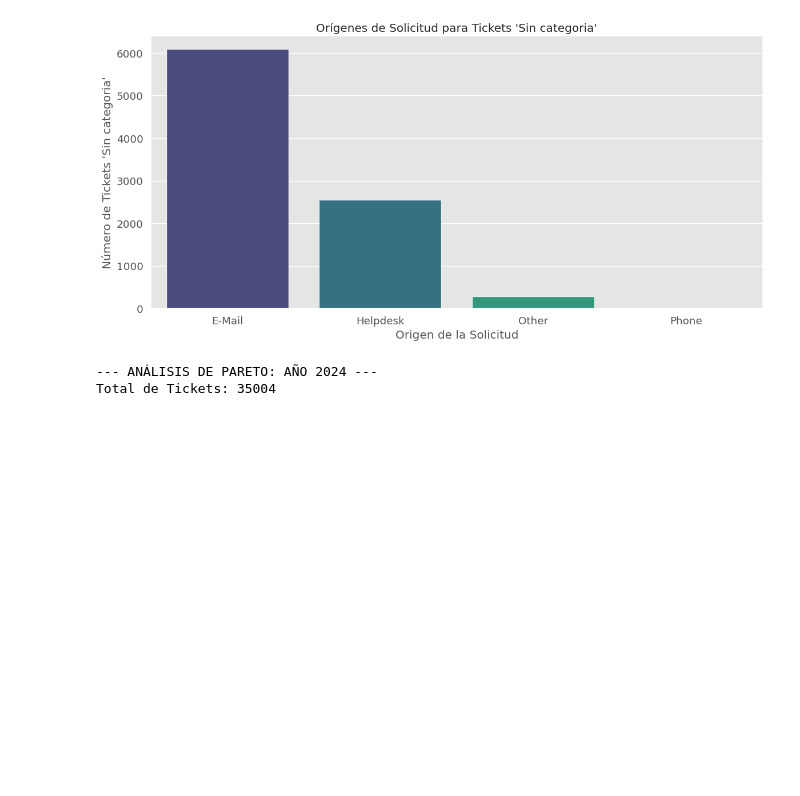
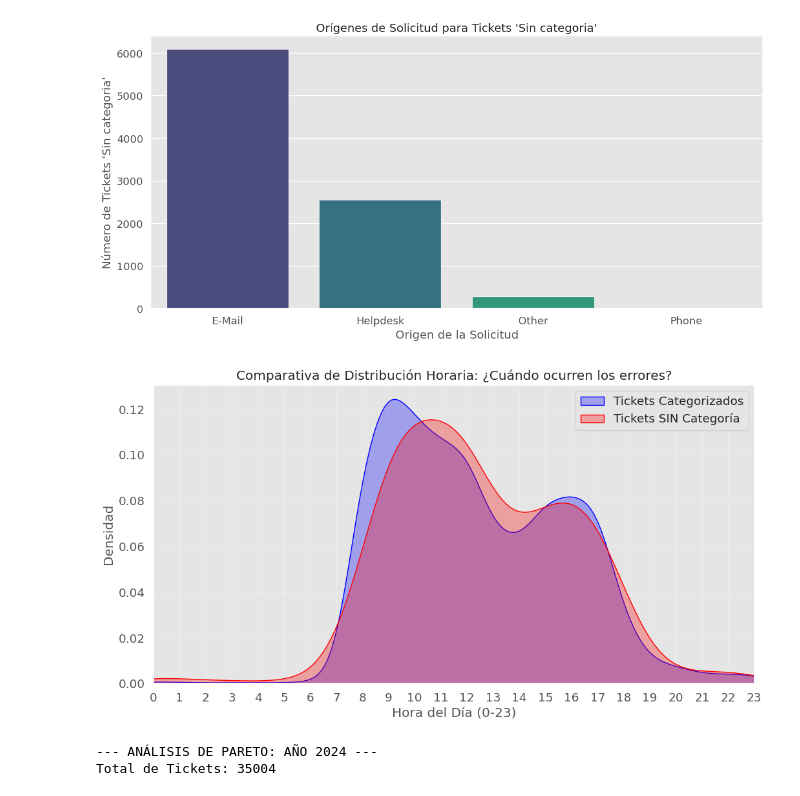
Before and after one commit to NicoFuentese/historical-analysis-management-tickets, a Jupyter notebook: notebooks/3.0-analisis-exploratorio.ipynb, the cells around one changed output. Drawn from its saved outputs; the diff is of its cells as text; code cells hidden in the pictures; blank space fills up the shorter version.

```diff
--- a/notebooks/3.0-analisis-exploratorio.ipynb
+++ b/notebooks/3.0-analisis-exploratorio.ipynb
@@ -319,6 +319,26 @@ Passing `palette` without assigning `hue` is deprecated and will be removed in v
 
   sns.barplot(y=top_origenes.values, x=top_origenes.index, palette="viridis")
 [figure]
+# %%
+#Analisis  correlacion de ticket sin categoria con algun horario en especifico
+
+df_all["es_sin_categoria"] = df_all["area"] == "Sin Categoria"
+
+sns.kdeplot(data=df_all[df_all['es_sin_categoria']==False],x="fecha_de_apertura_hora",
+            label='Tickets Categorizados', fill=True, alpha=0.3, color='blue', bw_adjust=2)
+sns.kdeplot(data=df_all[df_all['es_sin_categoria']==True], x="fecha_de_apertura_hora",
+            label='Tickets SIN Categoría', fill=True, alpha=0.3, color='red', bw_adjust=2)
+
+plt.title('Comparativa de Distribución Horaria: ¿Cuándo ocurren los errores?')
+plt.xlabel('Hora del Día (0-23)')
+plt.ylabel('Densidad')
+plt.xlim(0, 23)
+plt.xticks(range(0, 24))
+plt.legend()
+plt.grid(True, alpha=0.3)
+plt.show()
+# %% [output]
+[figure, added]
 # %%
 import matplotlib.pyplot as plt
 import seaborn as sns
```
Also changed, not shown: 2 other files.
